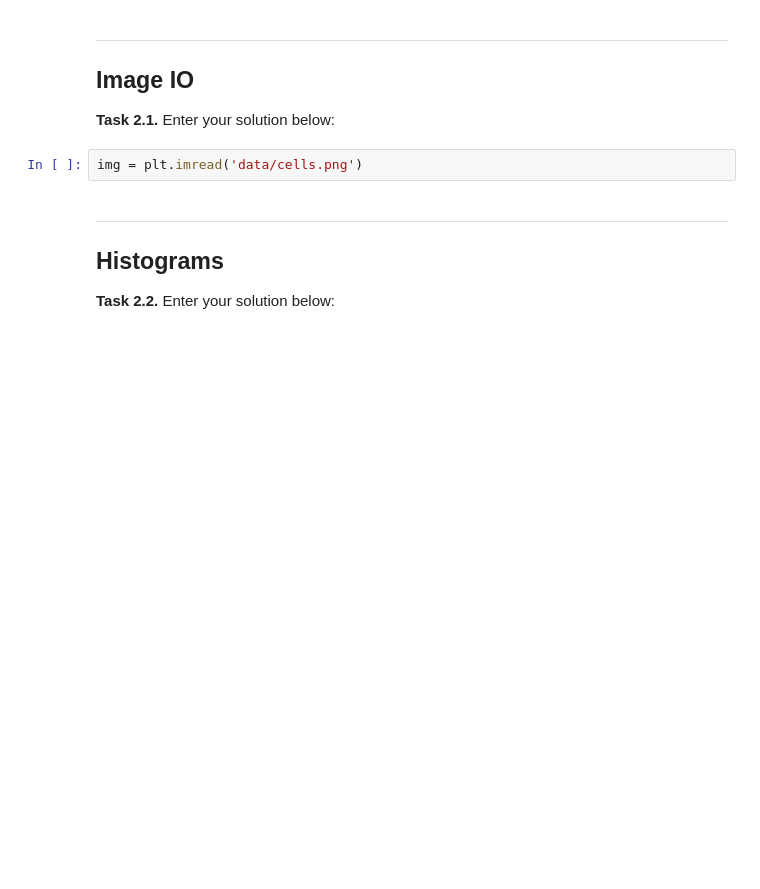
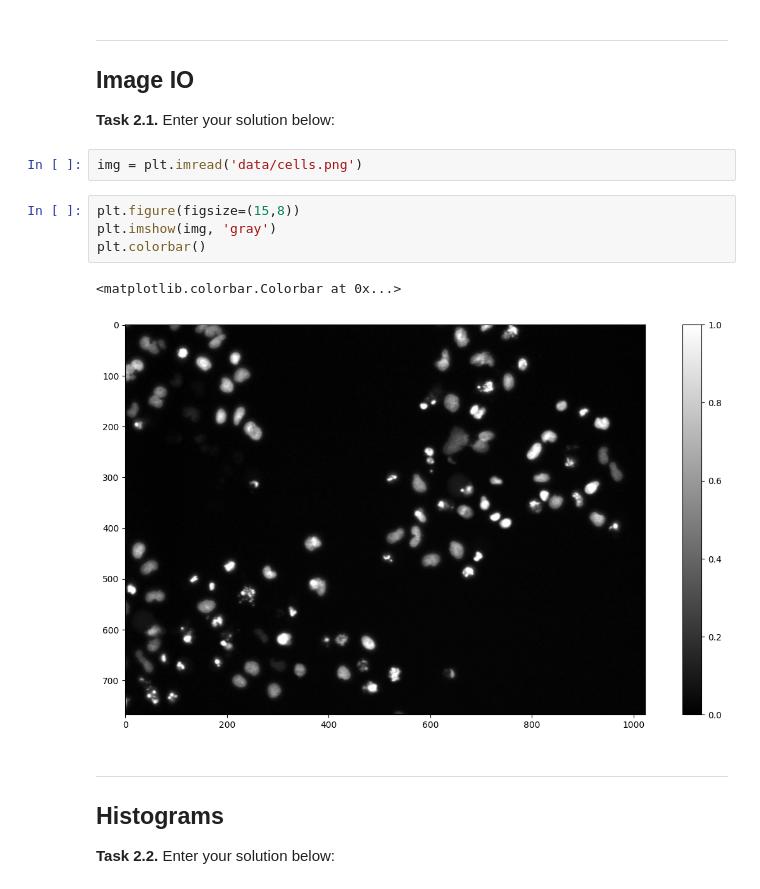
Before and after one commit to josephreyy/mobi-fs3-python, a Jupyter notebook: task2.ipynb, the cells around one changed output. Cells and saved outputs as stored; diff of their text form; blank space fills up the shorter version.

```diff
--- a/task2.ipynb
+++ b/task2.ipynb
@@ -11,6 +11,13 @@ import matplotlib.pyplot as plt
 **<a id="#">Task 2.1.</a>** Enter your solution below:
 # %%
 img = plt.imread('data/cells.png')
+# %%
+plt.figure(figsize=(15,8))
+plt.imshow(img, 'gray')
+plt.colorbar()
+# %% [output]
+<matplotlib.colorbar.Colorbar at 0x...>
+[figure, added]
 # %% [markdown]
 ---
 
```
Also changed, not shown: parts of 1 cell of this notebook.
